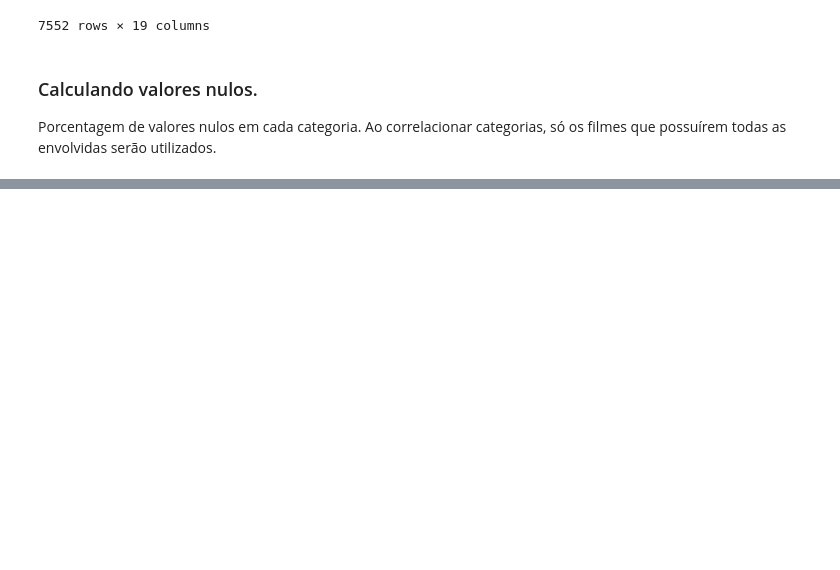
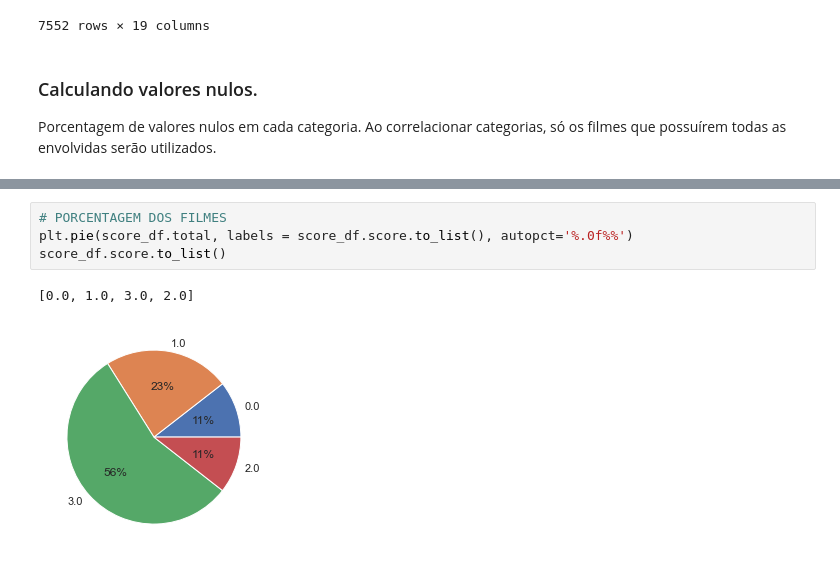
Before and after one commit to vinifm/puc_bechdel, a Jupyter notebook: main.ipynb, the cells around one changed output, grey strips where cells are left out. Saved outputs shown, nothing was run; the diff lists cells and outputs as text; blank space fills up the shorter version.

```diff
--- a/main.ipynb
+++ b/main.ipynb
@@ -90,0 +114,7 @@ Países: 1.84%
+# %%
+# PORCENTAGEM DOS FILMES
+plt.pie(score_df.total, labels = score_df.score.to_list(), autopct='%.0f%%')
+score_df.score.to_list()
+# %% [output]
+[0.0, 1.0, 3.0, 2.0]
+[figure, added]
```
Also changed, not shown: parts of 7 cells of this notebook.
